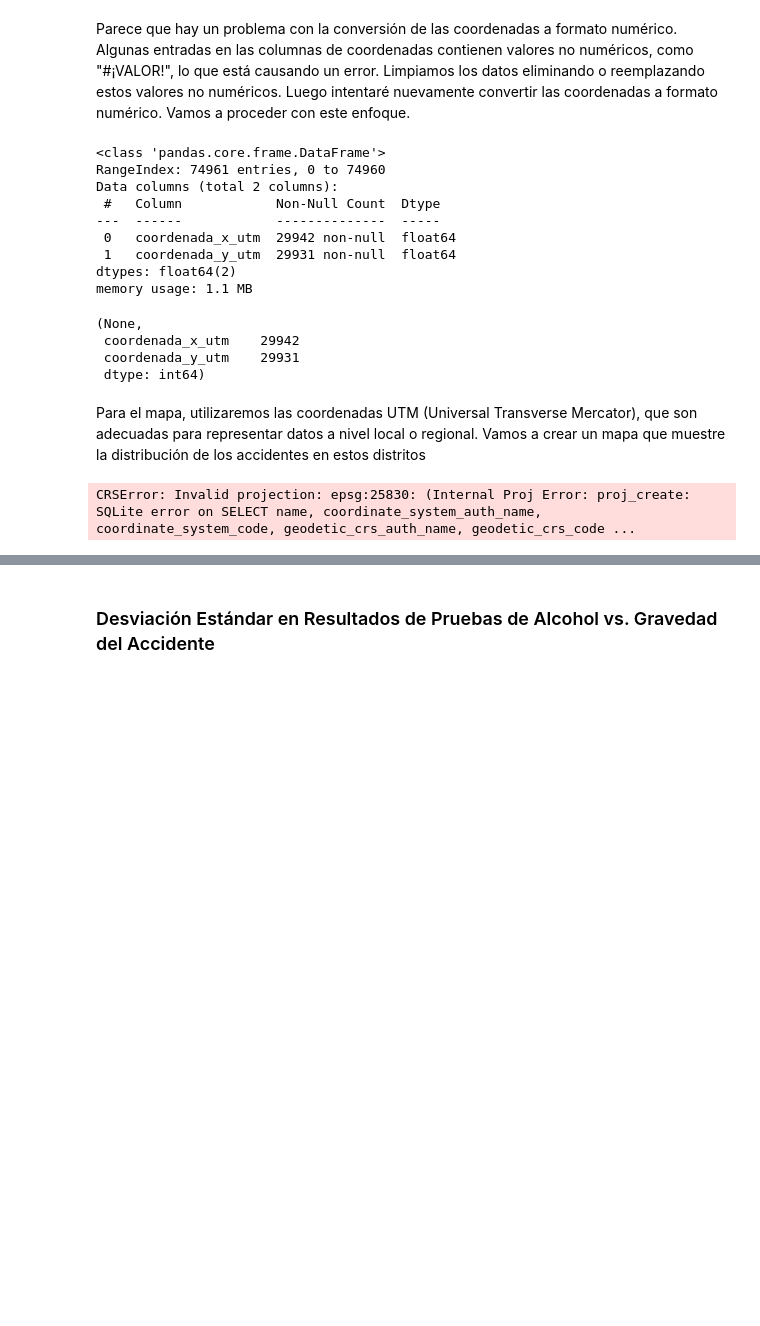
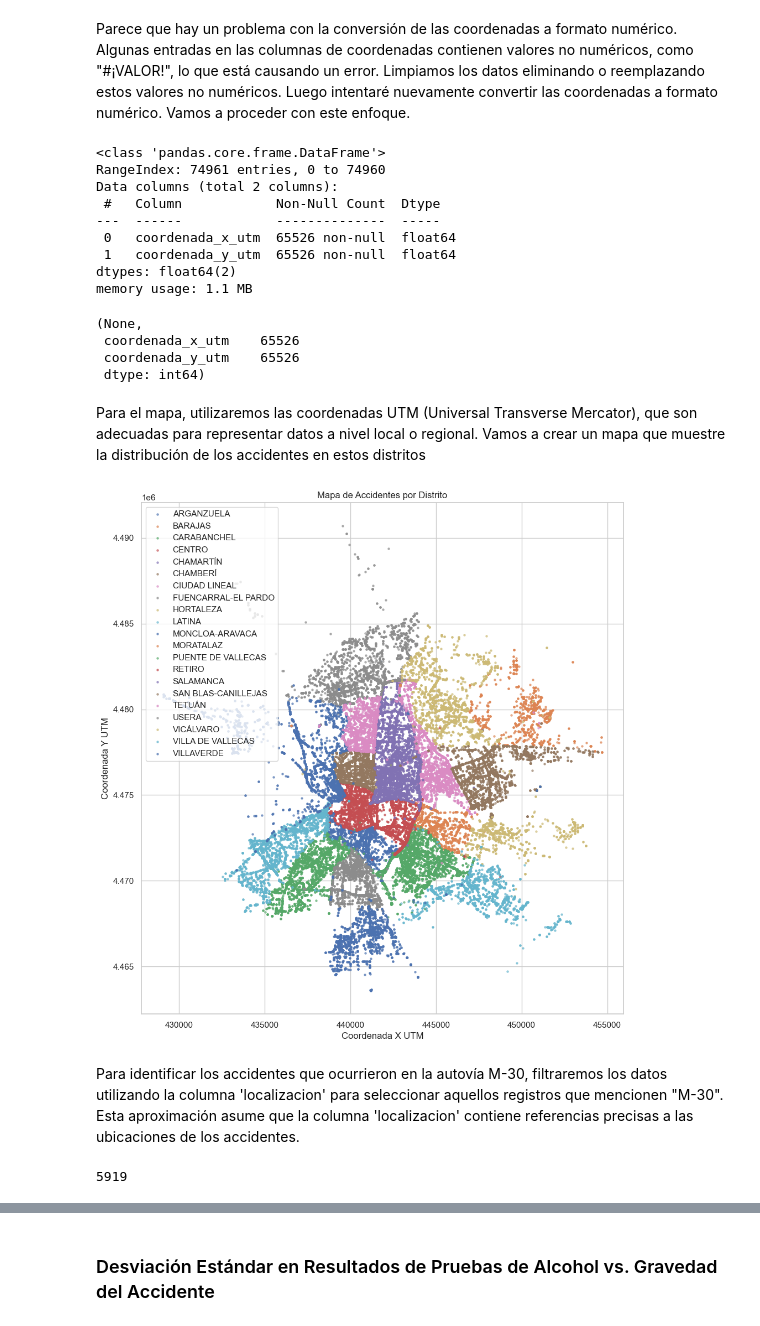
Before and after one commit to lucaramirezo/Traffic-Network-Transparency, a Jupyter notebook: Exploratory-Descriptive_Data_Analysis.ipynb, the cells around one changed output, grey strips where cells are left out. Saved outputs shown, nothing was run; the diff lists cells and outputs as text; code cells hidden in the pictures; blank space fills up the shorter version.

Commit message:
Mapa de accidentes por distrito, señalando AUTOV. M-30

```diff
--- a/Exploratory-Descriptive_Data_Analysis.ipynb
+++ b/Exploratory-Descriptive_Data_Analysis.ipynb
@@ -464,11 +463,11 @@ ValueError: Unable to parse string "#¡VALOR!" at position 757
 Parece que hay un problema con la conversión de las coordenadas a formato numérico. Algunas entradas en las columnas de coordenadas contienen valores no numéricos, como "#¡VALOR!", lo que está causando un error.
 Limpiamos los datos eliminando o reemplazando estos valores no numéricos. Luego intentaré nuevamente convertir las coordenadas a formato numérico. Vamos a proceder con este enfoque.
 # %%
-# Cleaning non-numeric values in coordinate columns
-combined_data['coordenada_x_utm'] = pd.to_numeric(combined_data['coordenada_x_utm'].replace(',', '.').replace('#¡VALOR!', np.nan), errors='coerce')
-combined_data['coordenada_y_utm'] = pd.to_numeric(combined_data['coordenada_y_utm'].replace(',', '.').replace('#¡VALOR!', np.nan), errors='coerce')
+# Limpiando los valores no numéricos en las columnas de coordenadas y convirtiéndolos a numéricos
+combined_data['coordenada_x_utm'] = pd.to_numeric(combined_data['coordenada_x_utm'].str.replace(',', '.').replace('#¡VALOR!', np.nan), errors='coerce')
+combined_data['coordenada_y_utm'] = pd.to_numeric(combined_data['coordenada_y_utm'].str.replace(',', '.').replace('#¡VALOR!', np.nan), errors='coerce')
 
-# Check if the conversion was successful and count non-null values
+# Verificando si la conversión fue exitosa y contando los valores no nulos
 converted_coords_info = combined_data[['coordenada_x_utm', 'coordenada_y_utm']].info()
 non_null_coords_count = combined_data[['coordenada_x_utm', 'coordenada_y_utm']].notnull().sum()
 
@@ -479,35 +478,47 @@ RangeIndex: 74961 entries, 0 to 74960
 Data columns (total 2 columns):
  #   Column            Non-Null Count  Dtype
 ---  ------            --------------  -----
- 0   coordenada_x_utm  29942 non-null  float64
- 1   coordenada_y_utm  29931 non-null  float64
+ 0   coordenada_x_utm  65526 non-null  float64
+ 1   coordenada_y_utm  65526 non-null  float64
 dtypes: float64(2)
 memory usage: 1.1 MB
 (None,
- coordenada_x_utm    29942
- coordenada_y_utm    29931
+ coordenada_x_utm    65526
+ coordenada_y_utm    65526
  dtype: int64)
 # %% [markdown]
 Para el mapa, utilizaremos las coordenadas UTM (Universal Transverse Mercator), que son adecuadas para representar datos a nivel local o regional. Vamos a crear un mapa que muestre la distribución de los accidentes en estos distritos
-# %%
-import geopandas as gpd
-
-# Converting the DataFrame to a GeoDataFrame
-gdf = gpd.GeoDataFrame(combined_data, geometry=gpd.points_from_xy(combined_data.coordenada_x_utm, combined_data.coordenada_y_utm))
-
-# Setting the coordinate system to UTM (assuming the data is in a UTM zone appropriate for the location)
-gdf.set_crs(epsg=25830, inplace=True)
-
-# Convert to geographic coordinates (longitude, latitude) for mapping
-gdf = gdf.to_crs(epsg=4326)
-
-# Plotting the data
-plt.figure(figsize=(10, 10))
-gdf.plot(markersize=1, color='blue')
-plt.title('Mapa de Accidentes por Distrito')
-plt.xlabel('Longitud')
-plt.ylabel('Latitud')
-plt.grid(True)
-plt.show()
-# %% [output]
-CRSError: Invalid projection: epsg:25830: (Internal Proj Error: proj_create: SQLite error on SELECT name, coordinate_system_auth_name, coordinate_system_code, geodetic_crs_auth_name, geodetic_crs_code ...
+# %%
+import geopandas as gpd
+from shapely.geometry import Point
+
+# Filtrando los datos para eliminar filas con coordenadas nulas
+data_geo = combined_data.dropna(subset=['coordenada_x_utm', 'coordenada_y_utm'])
+
+# Creando objetos geométricos a partir de las coordenadas UTM
+geometry = [Point(xy) for xy in zip(data_geo['coordenada_x_utm'], data_geo['coordenada_y_utm'])]
+geo_df = gpd.GeoDataFrame(data_geo, geometry=geometry)
+# Asignando colores diferentes a cada distrito
+fig, ax = plt.subplots(figsize=(12, 12))
+for distrito, df_distrito in geo_df.groupby('distrito'):
+    df_distrito.plot(ax=ax, markersize=5, label=distrito, alpha=0.6)
+
+ax.set_title("Mapa de Accidentes por Distrito")
+ax.set_xlabel("Coordenada X UTM")
+ax.set_ylabel("Coordenada Y UTM")
+ax.legend()
+plt.grid(True)
+plt.show()
+# %% [output]
+[figure, added]
+# %% [markdown]
+Para identificar los accidentes que ocurrieron en la autovía M-30, filtraremos los datos utilizando la columna 'localizacion' para seleccionar aquellos registros que mencionen "M-30". Esta aproximación asume que la columna 'localizacion' contiene referencias precisas a las ubicaciones de los accidentes.
+# %%
+# Filtrando los accidentes que ocurrieron en la autovía M-30
+accidentes_m30 = combined_data[combined_data['localizacion'].str.contains("M-30", na=False)]
+
+# Contando el número de accidentes en la M-30
+num_accidentes_m30 = accidentes_m30.shape[0]
+num_accidentes_m30
+# %% [output]
+5919
```
Also changed, not shown: parts of 7 cells of this notebook.
